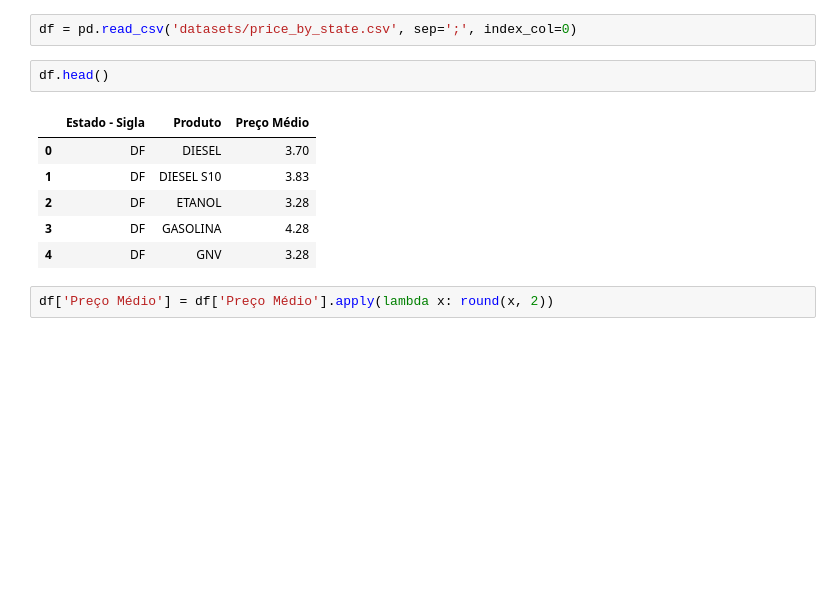
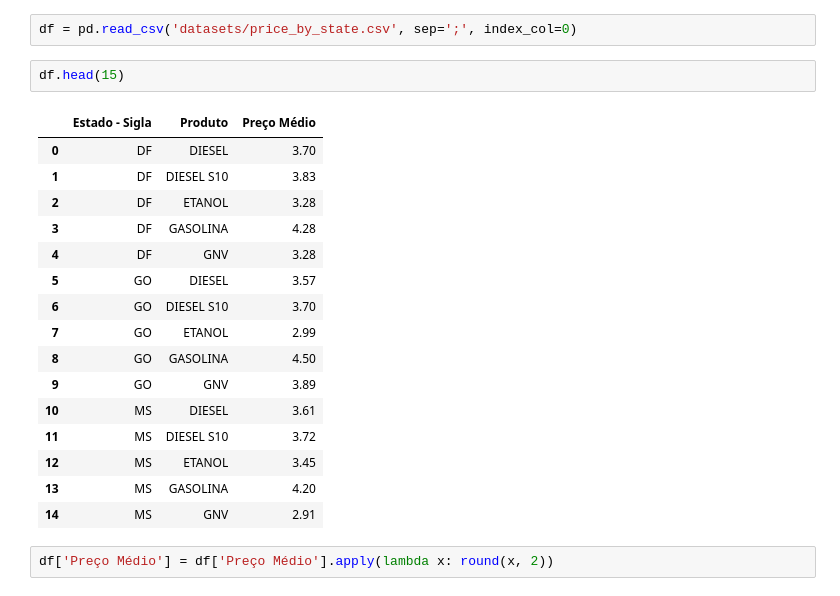
Before and after one commit to guilhermesam/data-science, a Jupyter notebook: projects/fuel_2019/data_visualization.ipynb, the cells around one changed output. Drawn from its saved outputs; the diff is of its cells as text; blank space fills up the shorter version.

```diff
--- a/projects/fuel_2019/data_visualization.ipynb
+++ b/projects/fuel_2019/data_visualization.ipynb
@@ -5,14 +5,24 @@ import seaborn as sea
 # %%
 df = pd.read_csv('datasets/price_by_state.csv', sep=';', index_col=0)
 # %%
-df.head()
+df.head(15)
 # %% [output]
 |  | Estado - Sigla | Produto | Preço Médio |
 | 0 | DF | DIESEL | 3.70 |
 | 1 | DF | DIESEL S10 | 3.83 |
 | 2 | DF | ETANOL | 3.28 |
 | 3 | DF | GASOLINA | 4.28 |
 | 4 | DF | GNV | 3.28 |
+| 5 | GO | DIESEL | 3.57 |
+| 6 | GO | DIESEL S10 | 3.70 |
+| 7 | GO | ETANOL | 2.99 |
+| 8 | GO | GASOLINA | 4.50 |
+| 9 | GO | GNV | 3.89 |
+| 10 | MS | DIESEL | 3.61 |
+| 11 | MS | DIESEL S10 | 3.72 |
+| 12 | MS | ETANOL | 3.45 |
+| 13 | MS | GASOLINA | 4.20 |
+| 14 | MS | GNV | 2.91 |
 # %%
 df['Preço Médio'] = df['Preço Médio'].apply(lambda x: round(x, 2))
 # %%
```
Also changed, not shown: 4 other files.
